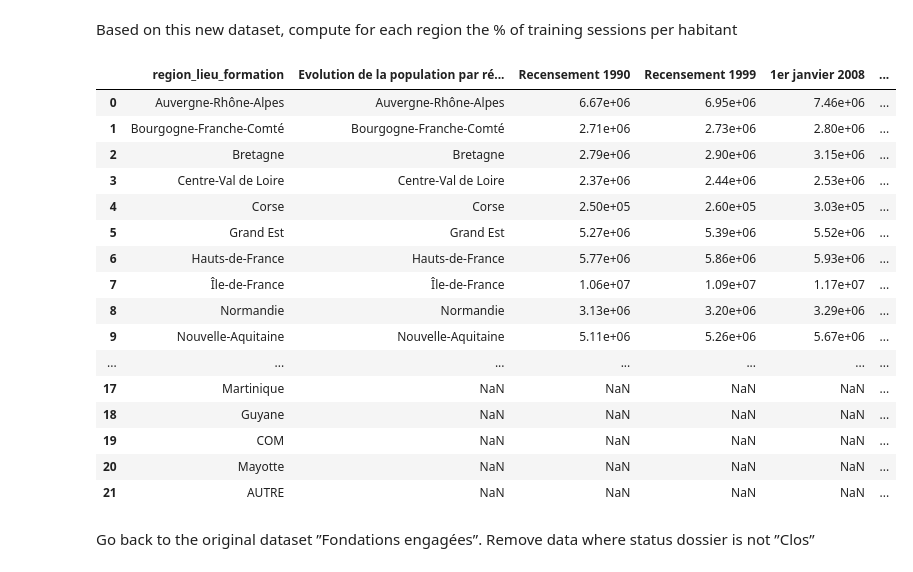
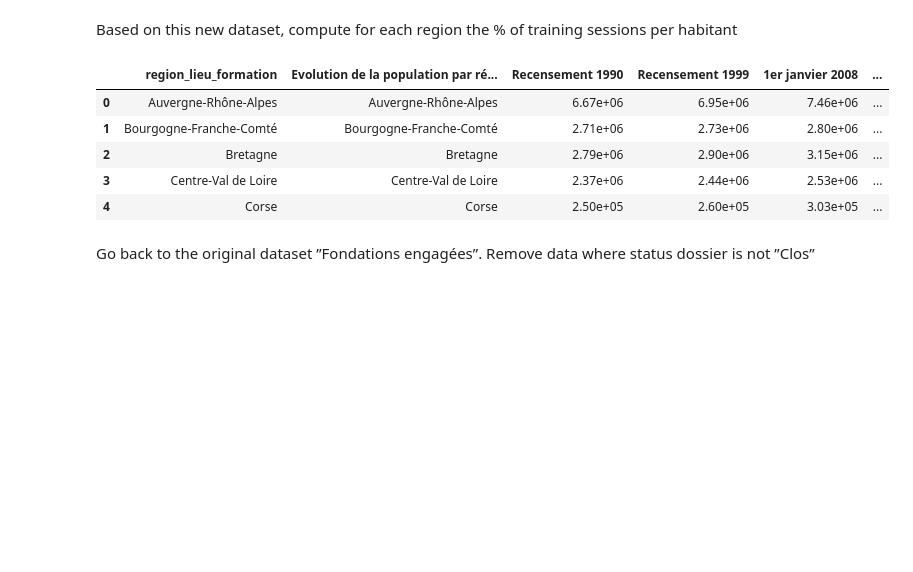
Before and after one commit to JosephYudita/Pandas-ex, a Jupyter notebook: Pandas Exercise(Yudita).ipynb, the cells around one changed output. Saved outputs shown, nothing was run; the diff lists cells and outputs as text; code cells hidden in the pictures; blank space fills up the shorter version.

```diff
--- a/Pandas Exercise(Yudita).ipynb
+++ b/Pandas Exercise(Yudita).ipynb
@@ -327,25 +252,14 @@ I used pd.merge because it merges the two dataset for the row that shares the sa
  Based on this new dataset, compute for each region the % of training sessions per habitant
 # %%
 merge_reg["% training per habitant"] = merge_reg["training sessions in each region"] / merge_reg["1er janvier 2023 (p)"]
-merge_reg
+merge_reg.head()
 # %% [output]
 |  | region_lieu_formation | Evolution de la population par ré... | Recensement 1990 | Recensement 1999 | 1er janvier 2008 | ... |
 | 0 | Auvergne-Rhône-Alpes | Auvergne-Rhône-Alpes | 6.67e+06 | 6.95e+06 | 7.46e+06 | ... |
 | 1 | Bourgogne-Franche-Comté | Bourgogne-Franche-Comté | 2.71e+06 | 2.73e+06 | 2.80e+06 | ... |
 | 2 | Bretagne | Bretagne | 2.79e+06 | 2.90e+06 | 3.15e+06 | ... |
 | 3 | Centre-Val de Loire | Centre-Val de Loire | 2.37e+06 | 2.44e+06 | 2.53e+06 | ... |
 | 4 | Corse | Corse | 2.50e+05 | 2.60e+05 | 3.03e+05 | ... |
-| 5 | Grand Est | Grand Est | 5.27e+06 | 5.39e+06 | 5.52e+06 | ... |
-| 6 | Hauts-de-France | Hauts-de-France | 5.77e+06 | 5.86e+06 | 5.93e+06 | ... |
-| 7 | Île-de-France | Île-de-France | 1.06e+07 | 1.09e+07 | 1.17e+07 | ... |
-| 8 | Normandie | Normandie | 3.13e+06 | 3.20e+06 | 3.29e+06 | ... |
-| 9 | Nouvelle-Aquitaine | Nouvelle-Aquitaine | 5.11e+06 | 5.26e+06 | 5.67e+06 | ... |
-| ... | ... | ... | ... | ... | ... | ... |
-| 17 | Martinique | NaN | NaN | NaN | NaN | ... |
-| 18 | Guyane | NaN | NaN | NaN | NaN | ... |
-| 19 | COM | NaN | NaN | NaN | NaN | ... |
-| 20 | Mayotte | NaN | NaN | NaN | NaN | ... |
-| 21 | AUTRE | NaN | NaN | NaN | NaN | ... |
 # %% [markdown]
 Go back to the original dataset ”Fondations engagées”. Remove data where status dossier is
 not ”Clos”
```
Also changed, not shown: parts of 13 cells of this notebook.
